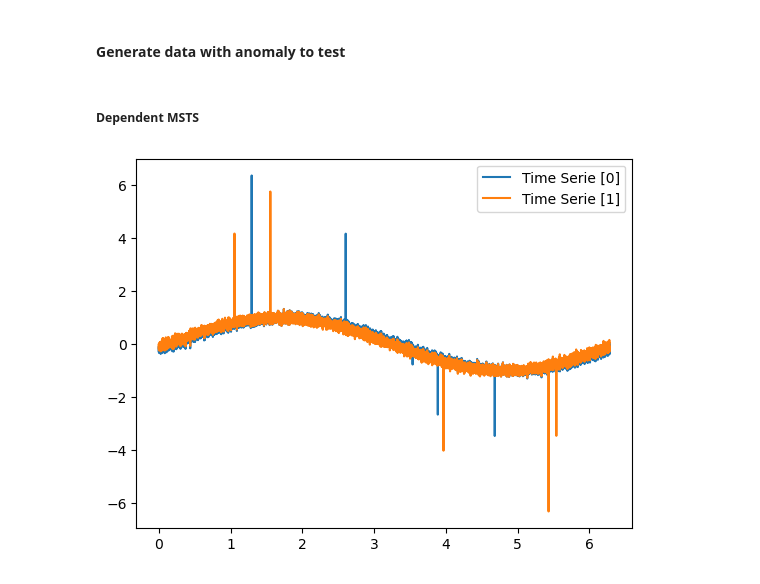
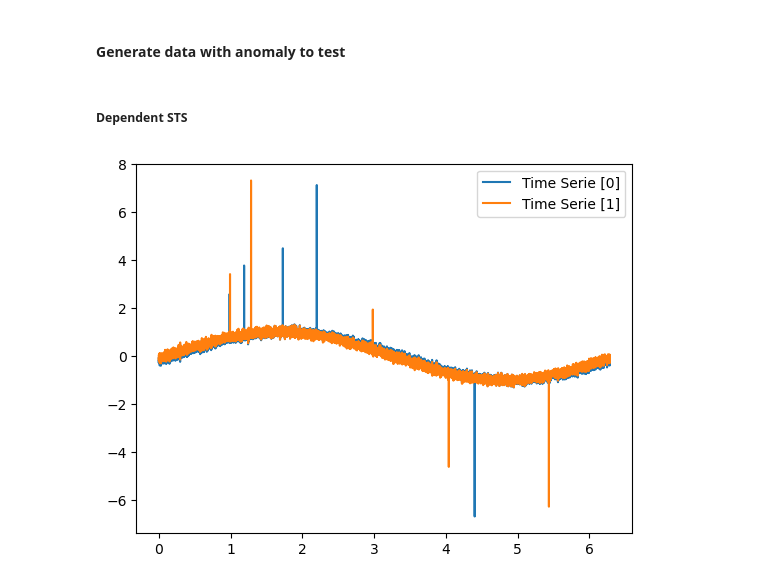
Before and after one commit to CristoferSilva/SyntheticTimeSeriesDataset, a Jupyter notebook: syntheticTimeSeriesDataset.ipynb, the cells around one changed output. Cells and saved outputs as stored; diff of their text form; code cells hidden in the pictures.

```diff
--- a/syntheticTimeSeriesDataset.ipynb
+++ b/syntheticTimeSeriesDataset.ipynb
@@ -167,12 +170,17 @@ tmsg.save(np.array(independent_time_series).T, 'sts_independent_train.csv')
 # %% [markdown]
 #### Generate data with anomaly to test
 # %% [markdown]
-##### Dependent MSTS
+##### Dependent STS
 # %%
 dependent_time_series = tmsg.generate_multiple_time_series_with_noise([time_series[4], time_series[5]])
-dependent_time_series[0],_ = tmsg.put_anomaly_points(time_serie=dependent_time_series[0], amount=5)
-dependent_time_series[1],_ = tmsg.put_anomaly_points(time_serie=dependent_time_series[1], amount=5)
+dependent_time_series[0],test_labels_dependent_1 = tmsg.put_anomaly_points(time_serie=dependent_time_series[0], amount=5)
+dependent_time_series[1],test_labels_dependent_2 = tmsg.put_anomaly_points(time_serie=dependent_time_series[1], amount=5)
+
+#Union Labels
+test_labels_dependent = test_labels_dependent_1.copy()
+test_labels_dependent[test_labels_dependent_2 == 1] = 1
+
 tmsg.plot_time_series(time_series=dependent_time_series)
 # %% [output]
-[figure, old version]
+[figure, new version]
 # %% [markdown]
```
Also changed, not shown: parts of 16 cells of this notebook, 7 other files.
